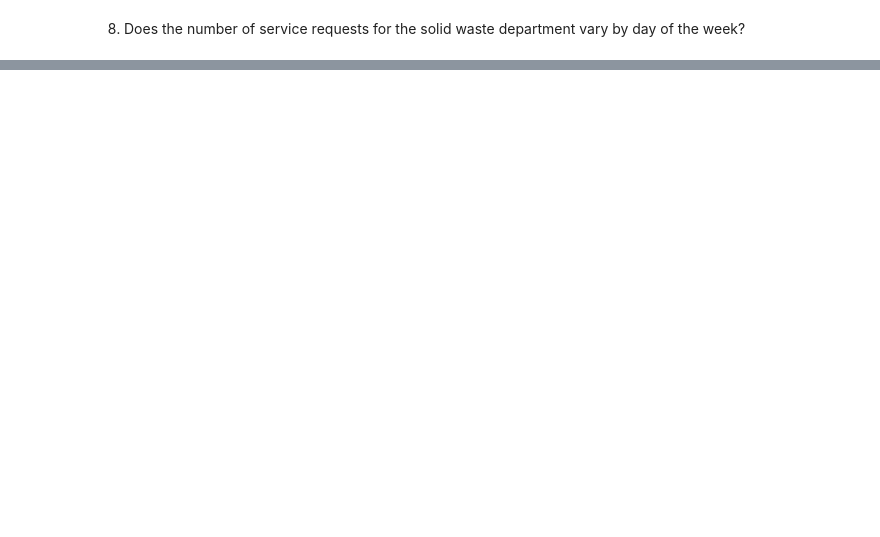
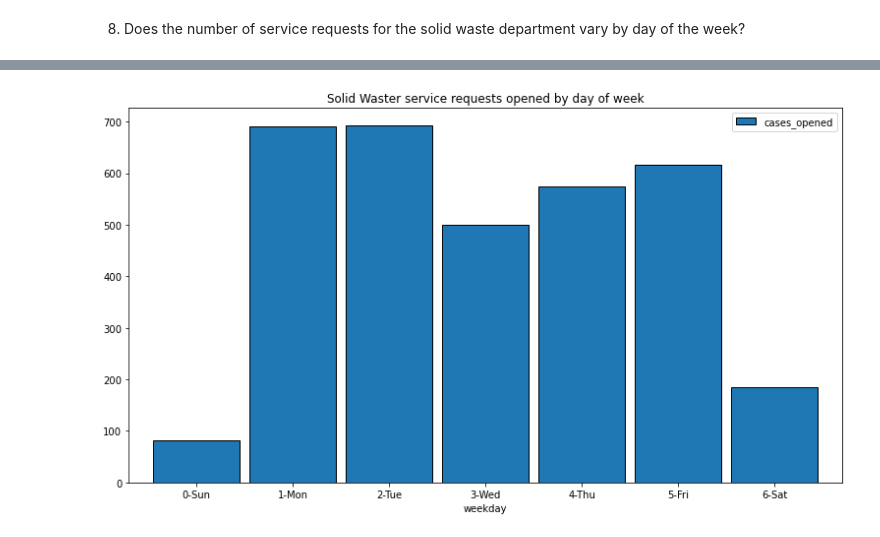
Before and after one commit to RyvynYoung/spark-exercises, a Jupyter notebook: explore.ipynb, the cells around one changed output, grey strips where cells are left out. Saved outputs shown, nothing was run; the diff lists cells and outputs as text; code cells hidden in the pictures; blank space fills up the shorter version.

```diff
--- a/explore.ipynb
+++ b/explore.ipynb
@@ -239,0 +377,18 @@ cases_by_day = df.select(
+# %%
+sw_by_day = df.filter(col("department") == "Solid Waste").select("department",
+    date_format("case_opened_date", "yyyy-MM-dd").alias("case_opened_date"),
+)
+# %%
+sw_opened_by_day = (
+    sw_by_day
+    .groupby('case_opened_date')
+    .count()
+    .na.drop()
+    .sort('case_opened_date')
+    .toPandas()
+    .assign(case_opened_date=lambda df: pd.to_datetime(df.case_opened_date))
+    .set_index('case_opened_date')
+    ['count']
+)
+sw_opened_by_day.name = 'cases_opened'
+sw_opened_by_day
@@ -239,0 +409,10 @@ cases_by_day = df.select(
+# %%
+sw_ts = pd.DataFrame(sw_opened_by_day)
+sw_ts['weekday'] = sw_ts.index.strftime('%w-%a')
+# get the average cases open/closed by day as a bar chart
+sw_ts.groupby('weekday').mean().plot.bar(figsize=(13, 7), ec='black', width=.9)
+plt.title('Solid Waster service requests opened by day of week')
+plt.xticks(rotation=0)
+plt.show()
+# %% [output]
+[figure, added]
```
Also changed, not shown: parts of 13 cells of this notebook.
